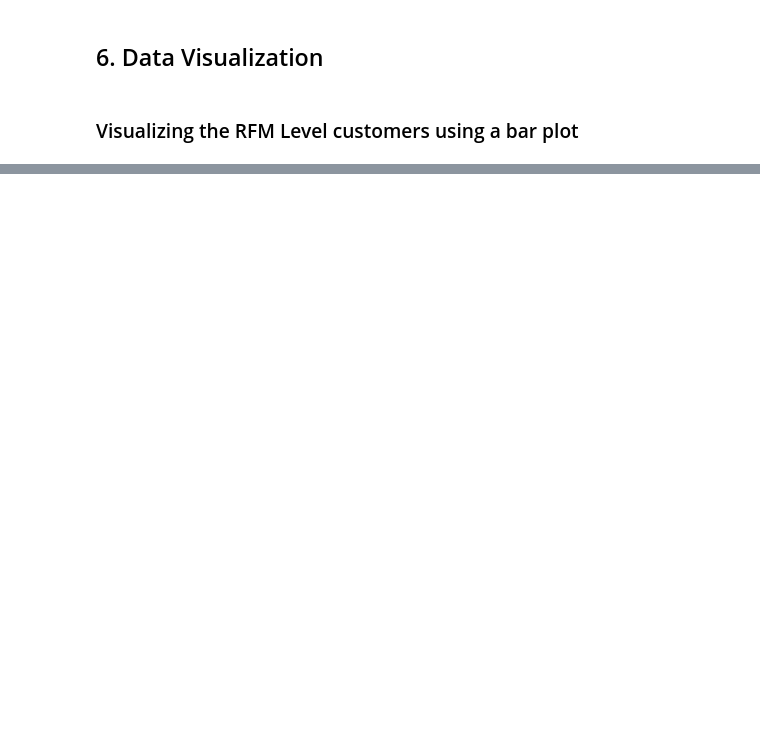
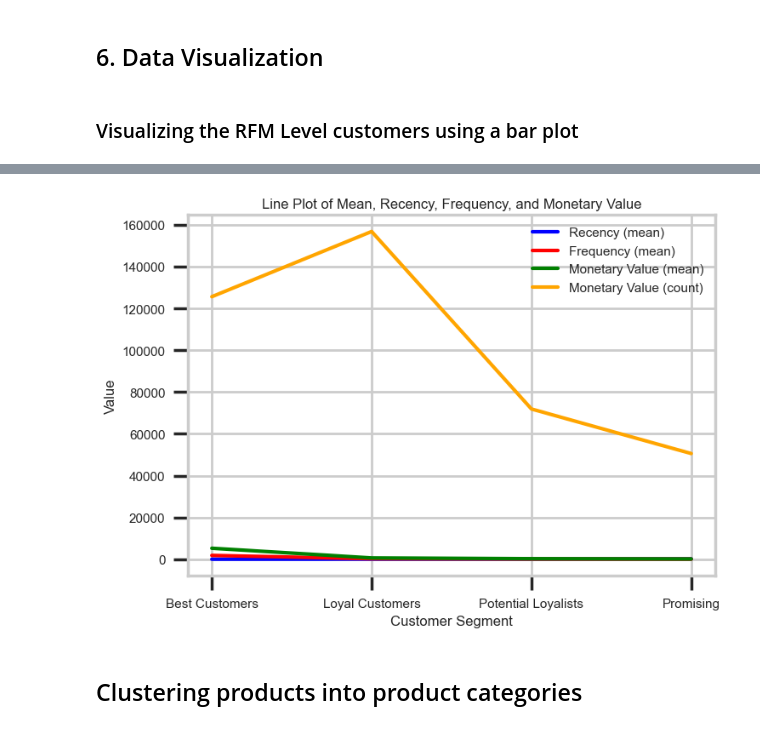
Before and after one commit to akashkchavan9900/customer-segmentation-kmeans, a Jupyter notebook: Project Customer Segmentation.ipynb, the cells around one changed output, grey strips where cells are left out. Saved outputs shown, nothing was run; the diff lists cells and outputs as text; code cells hidden in the pictures; blank space fills up the shorter version.

```diff
--- a/Project Customer Segmentation.ipynb
+++ b/Project Customer Segmentation.ipynb
@@ -597,0 +706,25 @@ plt.show()
+# %%
+#trying to visualize segmented customers as a line chart
+
+#extracting the columns to plot
+recency_mean = segmented_customers.loc[:, ('Recency', 'mean')]
+frequency_mean = segmented_customers.loc[:, ('Frequency', 'mean')]
+monetary_value_mean = segmented_customers.loc[:, ('MonetaryValue', 'mean')]
+monetary_value_count = segmented_customers.loc[:, ('MonetaryValue', 'count')]
+
+#line plits
+plt.plot(recency_mean, c = 'blue', label = 'Recency (mean)')
+plt.plot(frequency_mean, c = 'red', label = 'Frequency (mean)')
+plt.plot(monetary_value_mean, c = 'green', label = 'Monetary Value (mean)')
+plt.plot(monetary_value_count, c = 'orange', label = 'Monetary Value (count)')
+
+
+plt.xlabel('Customer Segment')
+plt.ylabel('Value')
+plt.title('Line Plot of Mean, Recency, Frequency, and Monetary Value')
+plt.legend()
+plt.show()
+# %% [output]
+[figure, added]
+# %% [markdown]
+## Clustering products into product categories
```
Also changed, not shown: parts of 53 cells of this notebook.
